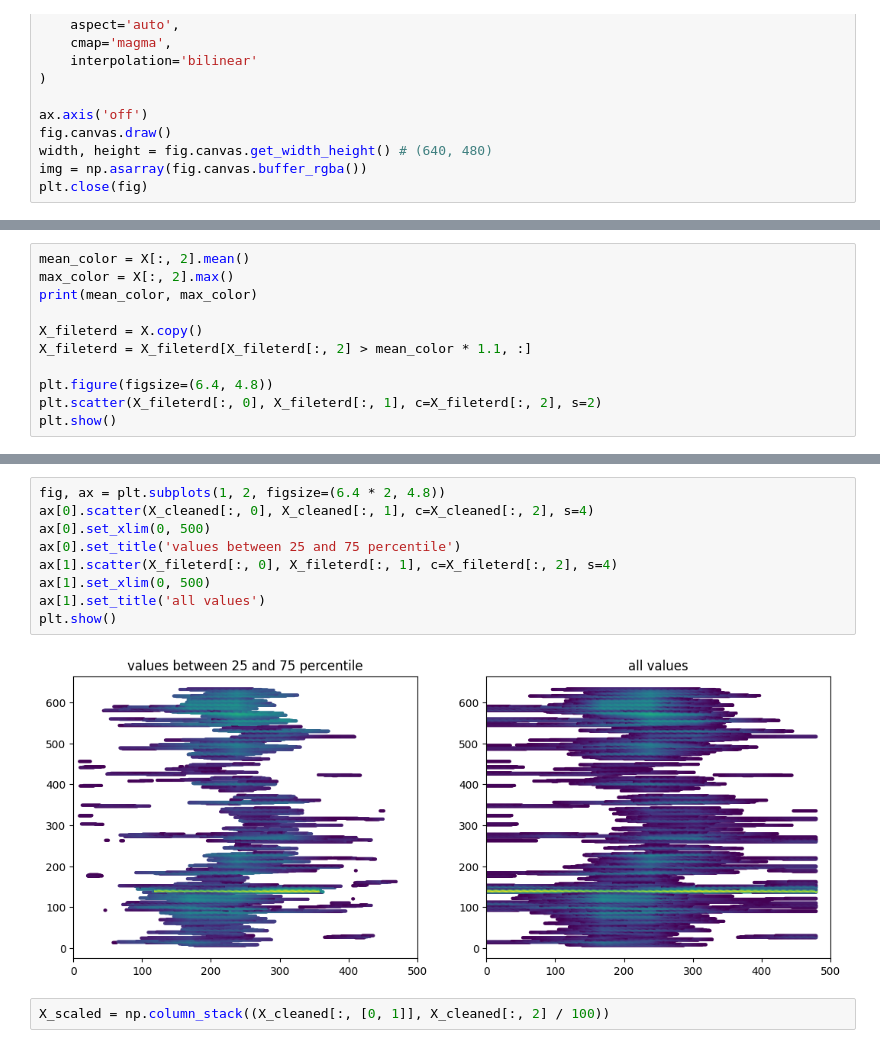
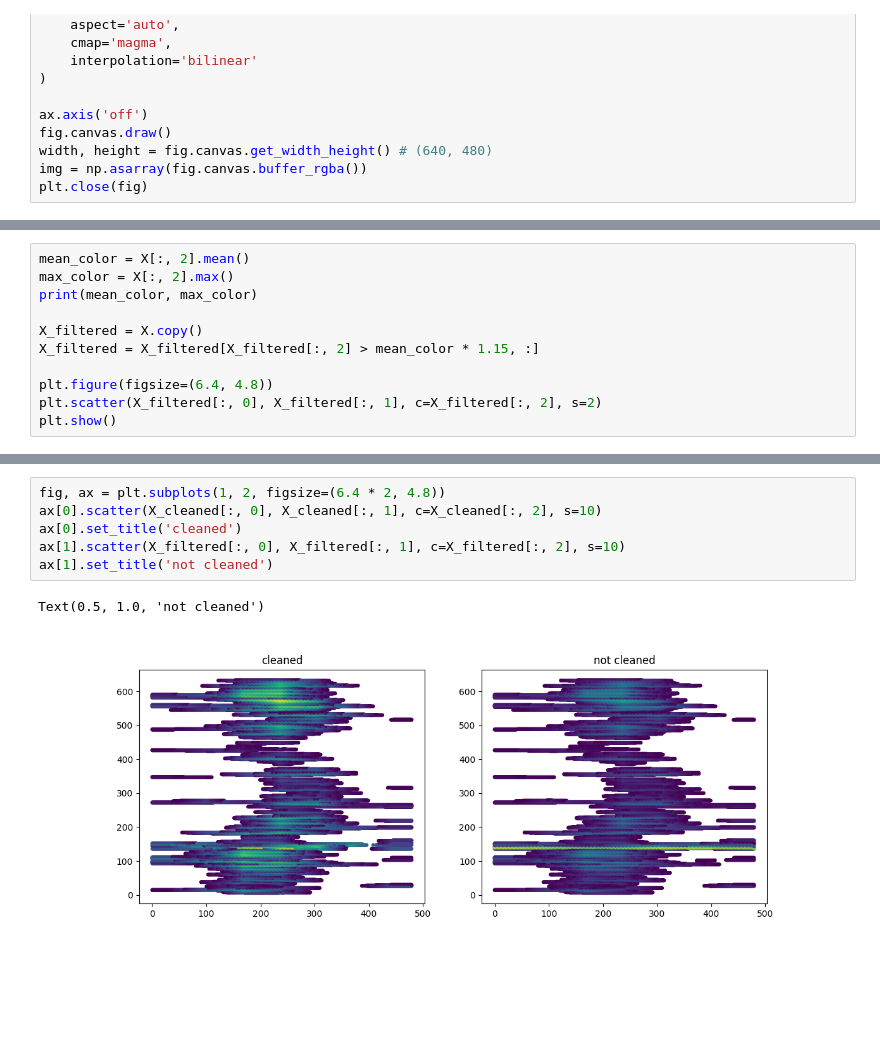
Before and after one commit to wszystko1/Timestaming-using-ENF-, a Jupyter notebook: extract.ipynb, the cells around one changed output, grey strips where cells are left out. Cells and saved outputs as stored; diff of their text form; blank space fills up the shorter version.

```diff
--- a/extract.ipynb
+++ b/extract.ipynb
@@ -124,11 +123,11 @@ mean_color = X[:, 2].mean()
 max_color = X[:, 2].max()
 print(mean_color, max_color)
 
-X_fileterd = X.copy()
-X_fileterd = X_fileterd[X_fileterd[:, 2] > mean_color * 1.1, :]
+X_filtered = X.copy()
+X_filtered = X_filtered[X_filtered[:, 2] > mean_color * 1.15, :]
 
 plt.figure(figsize=(6.4, 4.8))
-plt.scatter(X_fileterd[:, 0], X_fileterd[:, 1], c=X_fileterd[:, 2], s=2)
+plt.scatter(X_filtered[:, 0], X_filtered[:, 1], c=X_filtered[:, 2], s=2)
 plt.show()
 # %% [output]
 141.34073893229166 246
@@ -162,13 +242,9 @@ Removed: 50666
 # %%
 fig, ax = plt.subplots(1, 2, figsize=(6.4 * 2, 4.8))
-ax[0].scatter(X_cleaned[:, 0], X_cleaned[:, 1], c=X_cleaned[:, 2], s=4)
-ax[0].set_xlim(0, 500)
-ax[0].set_title('values between 25 and 75 percentile')
-ax[1].scatter(X_fileterd[:, 0], X_fileterd[:, 1], c=X_fileterd[:, 2], s=4)
-ax[1].set_xlim(0, 500)
-ax[1].set_title('all values')
-plt.show()
+ax[0].scatter(X_cleaned[:, 0], X_cleaned[:, 1], c=X_cleaned[:, 2], s=10)
+ax[0].set_title('cleaned')
+ax[1].scatter(X_filtered[:, 0], X_filtered[:, 1], c=X_filtered[:, 2], s=10)
+ax[1].set_title('not cleaned')
 # %% [output]
+Text(0.5, 1.0, 'not cleaned')
-[figure, old version]
+[figure, new version]
-# %%
-X_scaled = np.column_stack((X_cleaned[:, [0, 1]], X_cleaned[:, 2] / 100))
```
Also changed, not shown: parts of 15 cells of this notebook.
